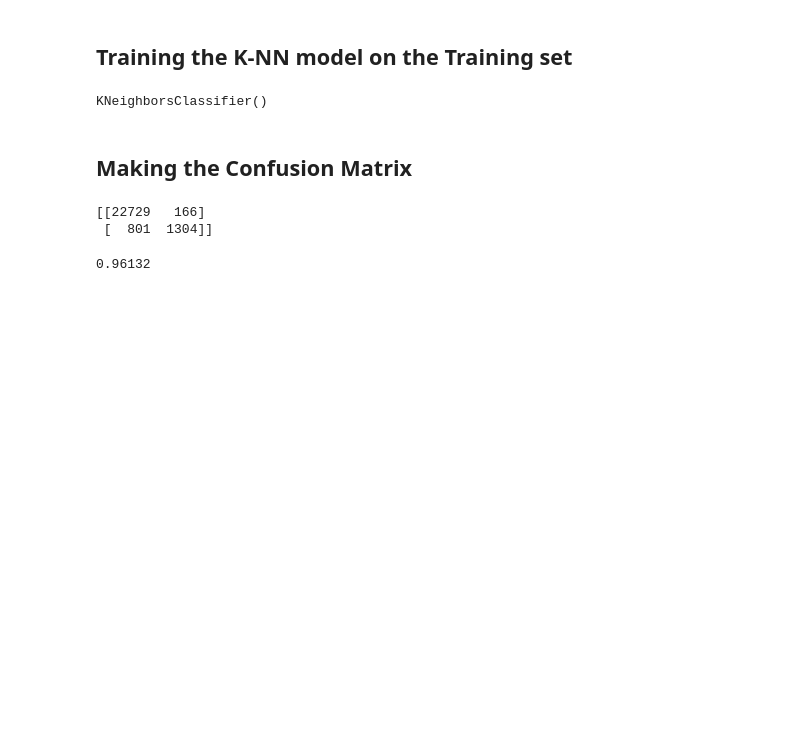
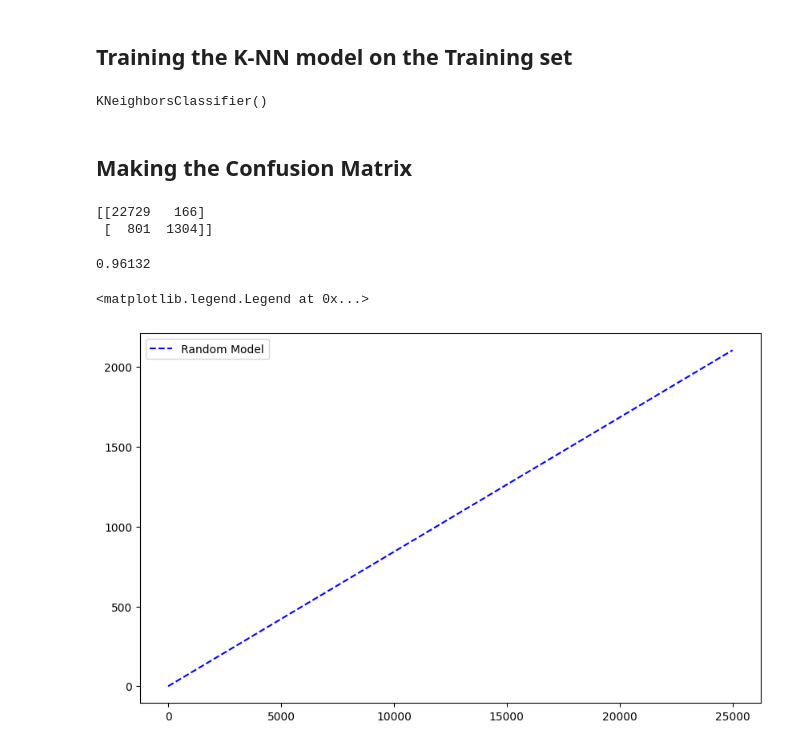
Before and after one commit to pooyanosk1382/DiabetesPrediction, a Jupyter notebook: KNearestNeighbors.ipynb, the cells around one changed output. Cells and saved outputs as stored; diff of their text form; code cells hidden in the pictures; blank space fills up the shorter version.

```diff
--- a/KNearestNeighbors.ipynb
+++ b/KNearestNeighbors.ipynb
@@ -62,3 +62,13 @@ accuracy_score(yTest, yPred)
 [[22729   166]
  [  801  1304]]
 0.96132
+# %%
+total = len(yTest)
+one_count = np.sum(yTest)
+zero_count = total - one_count
+plt.figure(figsize = (10, 6))
+plt.plot([0, total], [0, one_count], c = 'b', linestyle = '--', label = 'Random Model')
+plt.legend()
+# %% [output]
+<matplotlib.legend.Legend at 0x...>
+[figure, added]
```
Also changed, not shown: parts of 2 cells of this notebook.
